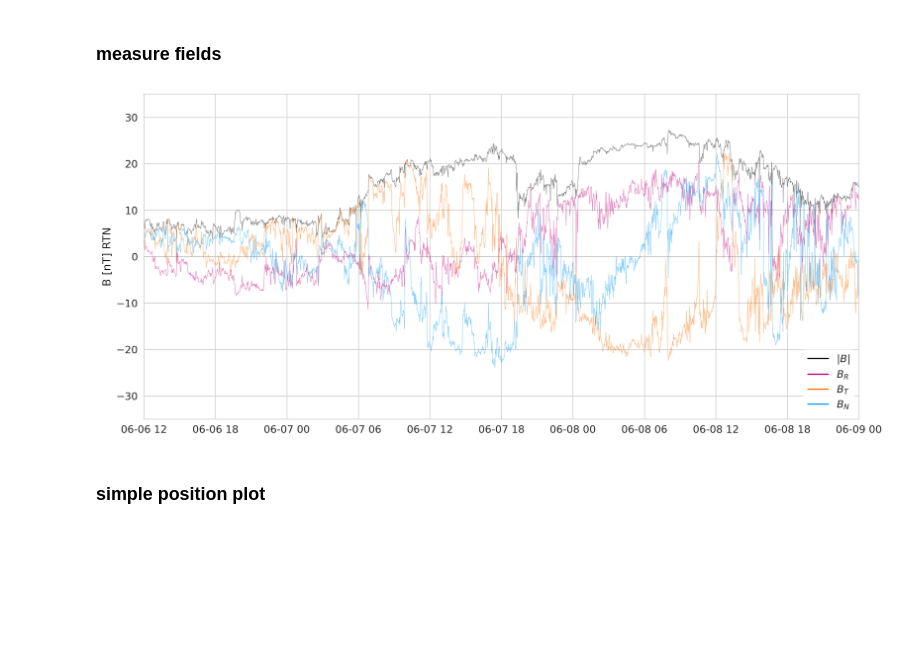
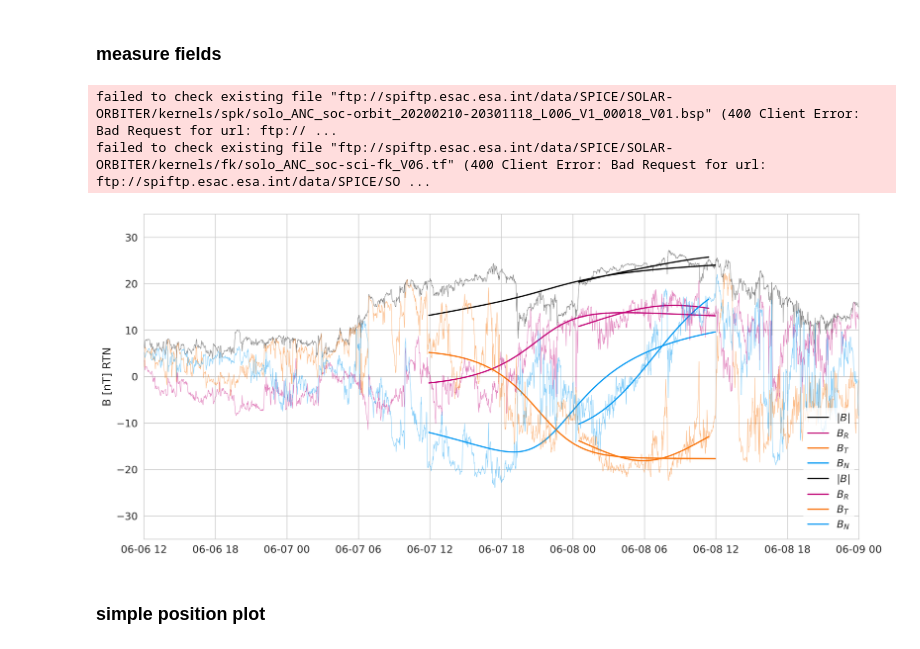
Before and after one commit to cmoestl/solar_orbiter, a Jupyter notebook: event_visuals_june7.ipynb, the cells around one changed output. Cells and saved outputs as stored; diff of their text form; code cells hidden in the pictures; blank space fills up the shorter version.

```diff
--- a/event_visuals_june7.ipynb
+++ b/event_visuals_june7.ipynb
@@ -433,84 +527,61 @@ def plot_shift(axis,extent,cx,cy,cz):
 # %% [markdown]
 ### measure fields
 # %%
-#t1, btot1, bxyz1 = measure(model_obj, "PSP",  t_launch, TP_A  + datetime.timedelta(hours=6), frame="HEEQ", bframe="HEEQ")
-#t2, btot2, bxyz2 = measure(model_obj, "PSP",  t_launch, tlist[k]  + datetime.timedelta(hours=12), frame="HEEQ", bframe="HEEQ")
 t1, btot1, bxyz1 = measure(model_obj, "SOLO", t_launch, TP_B  + datetime.timedelta(hours=96), frame="HCI", bframe="SOLO_SUN_RTN")
-#t2, btot2, bxyz2 = measure(model_obj, "Earth", t_launch, TP_B  + datetime.timedelta(hours=96), frame="HCI", bframe="HEE")
+fileout='june_2020_3dcore_fit_solo_back.p'
+pickle.dump([t1,btot1,bxyz1,model_obj], open('data/telloni_2021/'+fileout, "wb"))
 
 
-fileout='june_2020_3dcore_fit_solo.p'
-pickle.dump([t1,btot1,bxyz1,model_obj], open('data/'+fileout, "wb"))
+t2, btot2, bxyz2 = measure(model_obj2, "SOLO", t_launch, TP_B  + datetime.timedelta(hours=96), frame="HCI", bframe="SOLO_SUN_RTN")
+fileout2='june_2020_3dcore_fit_solo_all.p'
+pickle.dump([t2,btot2,bxyz2,model_obj2], open('data/telloni_2021/'+fileout, "wb"))
+# %% [output]
+failed to check existing file "ftp://spiftp.esac.esa.int/data/SPICE/SOLAR-ORBITER/kernels/spk/solo_ANC_soc-orbit_20200210-20301118_L006_V1_00018_V01.bsp" (400 Client Error: Bad Request for url: ftp:// ...
+failed to check existing file "ftp://spiftp.esac.esa.int/data/SPICE/SOLAR-ORBITER/kernels/fk/solo_ANC_soc-sci-fk_V06.tf" (400 Client Error: Bad Request for url: ftp://spiftp.esac.esa.int/data/SPICE/SO ...
 # %%
 %matplotlib inline
 sns.set_style('whitegrid')
 fig = plt.figure(1,figsize=(15, 7),dpi=300)
 
 #define subplot grid
 ax1 = plt.subplot2grid((1, 1), (0, 0))
 
 setalpha=0.5
 
+#back
 ax1.plot(t1, btot1, color=C0, label="$|B|$")
 ax1.plot(t1, bxyz1[:, 0], color=C1, label="$B_R$")
 ax1.plot(t1, bxyz1[:, 1], color=C2, label="$B_T$")
 ax1.plot(t1, bxyz1[:, 2], color=C3, label="$B_N$")
+
+
+#all
+ax1.plot(t2, btot2, color=C0, label="$|B|$")
+ax1.plot(t2, bxyz2[:, 0], color=C1, label="$B_R$")
+ax1.plot(t2, bxyz2[:, 1], color=C2, label="$B_T$")
+ax1.plot(t2, bxyz2[:, 2], color=C3, label="$B_N$")
+
+
+
 ax1.plot(sm.time, sm.bt, color=C0,lw=0.5,alpha=setalpha)
 ax1.plot(sm.time, sm.bx, color=C1,lw=0.5,alpha=setalpha)
 ax1.plot(sm.time, sm.by, color=C2,lw=0.5,alpha=setalpha)
 ax1.plot(sm.time, sm.bz, color=C3,lw=0.5,alpha=setalpha)
 
 
 ax1.legend(loc="lower right", fontsize=12,ncol=1,edgecolor='white')
 #ax4.set_ylabel('Solar Orbiter B [nT] RTN')
 ax1.set_ylabel('B [nT] RTN',fontsize=13)
 ax1.set_xlim(datetime.datetime(2020,6,6,12,0),datetime.datetime(2020,6,9,0,0))
 ax1.set_ylim(-35,35)
 
 ax1.tick_params(labelsize=12)
 
 
-
-plot_res=pickle.load(open('data/'+fileout,'rb'))
-
-
-#erste spalte ist zeit, dann mean_xyz, max_xyz, min_xyz
-#ax1.fill_between(plot_res[0,:], plot_res[4,:],plot_res[7,:], alpha=0.1)
-
-
-
-#meanx=(plot_res[1,:]).astype(float)
-#minx=(plot_res[7,:]).astype(float)
-#maxx=(plot_res[4,:]).astype(float)
-
-#meany=(plot_res[2,:]).astype(float)
-#miny=(plot_res[8,:]).astype(float)
-#maxy=(plot_res[5,:]).astype(float)
-
-#meanz=(plot_res[3,:]).astype(float)
-#minz=(plot_res[9,:]).astype(float)
-#maxz=(plot_res[6,:]).astype(float)
-
-
-#plt.plot( plot_res[0,:],meanx,color=C1,ls='--')
-#plt.plot( plot_res[0,:],meany,color=C2,ls='--')
-#plt.plot( plot_res[0,:],meanz,color=C3,ls='--')
-
-
-#
-#plt.fill_between(plot_res[0,:], minx,maxx, alpha=0.1,color=C1)
-#plt.fill_between(plot_res[0,:], miny,maxy, alpha=0.1,color=C2)
-#plt.fill_between(plot_res[0,:], minz,maxz, alpha=0.1,color=C3)
-
-
-
-#interval
-#datetime.datetime(2020, 4, 19, 10, 55, tzi
-
-plt.savefig('results/plots/fit_insitu_june7_2020.pdf',bbox_inches='tight')
-plt.savefig('results/plots/fit_insitu_june7_2020.png', dpi=200)#,bbox_inches='tight')
+plt.savefig('results/telloni_2021/fit_insitu_june7_2020.pdf',bbox_inches='tight')
+plt.savefig('results/telloni_2021/fit_insitu_june7_2020.png', dpi=200)#,bbox_inches='tight')
 # %% [output]
-[figure, old version]
+[figure, new version]
 # %% [markdown]
 ### simple position plot
 # %%
```
Also changed, not shown: parts of 17 cells of this notebook.
